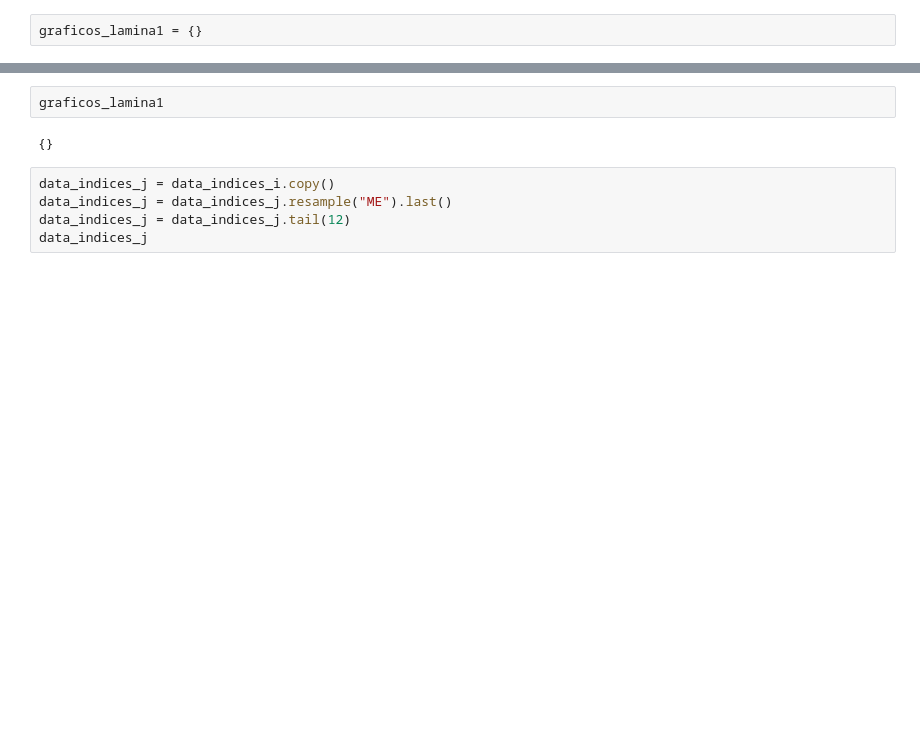
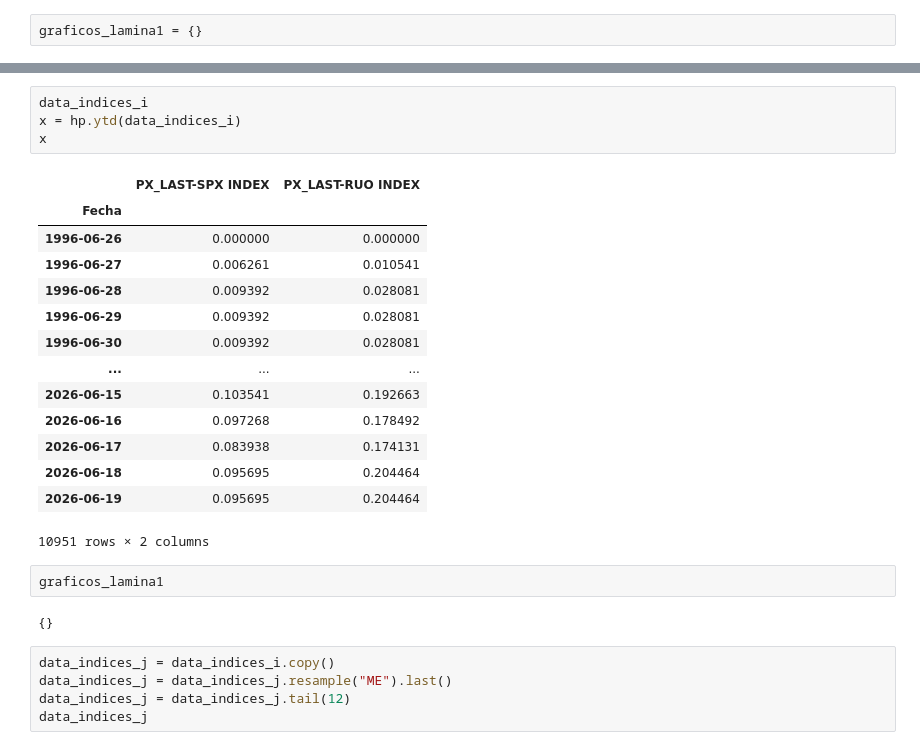
Before and after one commit to jc-ocampob/helpers_ps, a Jupyter notebook: Pruebas.ipynb, the cells around one changed output, grey strips where cells are left out. Drawn from its saved outputs; the diff is of its cells as text; blank space fills up the shorter version.

```diff
--- a/Pruebas.ipynb
+++ b/Pruebas.ipynb
@@ -141,3 +109,22 @@ graph.add_recesiones(country="Peru")
+# %%
+data_indices_i
+x = hp.ytd(data_indices_i)
+x
+# %% [output]
+|  | PX_LAST-SPX INDEX | PX_LAST-RUO INDEX |
+| Fecha |  |  |
+| 1996-06-26 | 0.000000 | 0.000000 |
+| 1996-06-27 | 0.006261 | 0.010541 |
+| 1996-06-28 | 0.009392 | 0.028081 |
+| 1996-06-29 | 0.009392 | 0.028081 |
+| 1996-06-30 | 0.009392 | 0.028081 |
+| ... | ... | ... |
+| 2026-06-15 | 0.103541 | 0.192663 |
+| 2026-06-16 | 0.097268 | 0.178492 |
+| 2026-06-17 | 0.083938 | 0.174131 |
+| 2026-06-18 | 0.095695 | 0.204464 |
+| 2026-06-19 | 0.095695 | 0.204464 |
+10951 rows × 2 columns
 # %%
 graficos_lamina1
 # %% [output]
```
Also changed, not shown: parts of 8 cells of this notebook, 24 other files.
